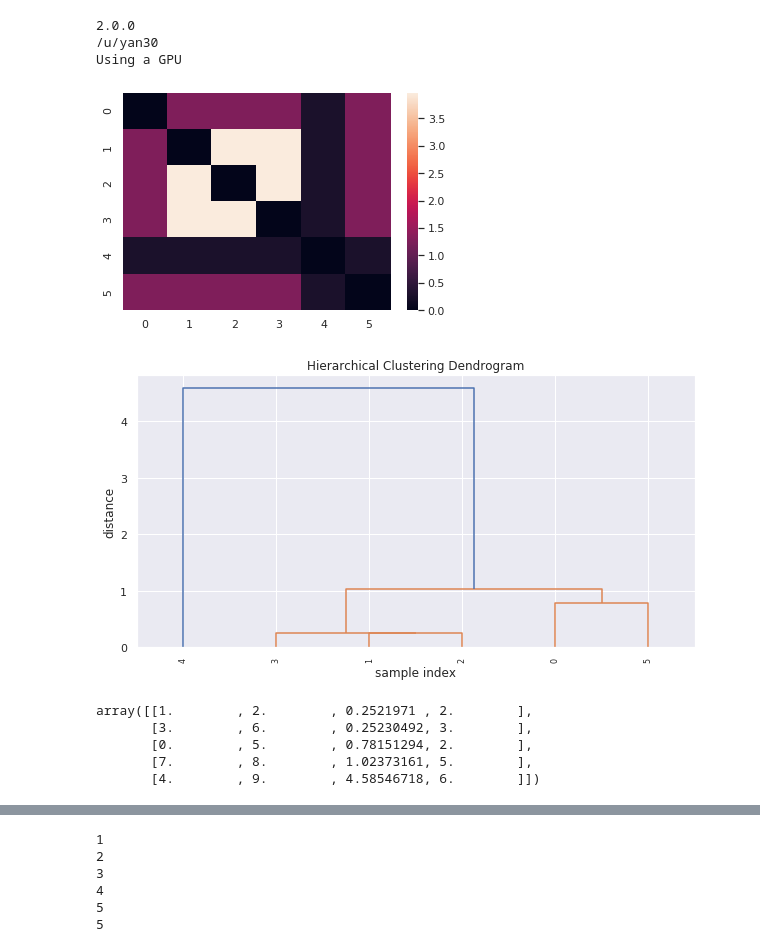
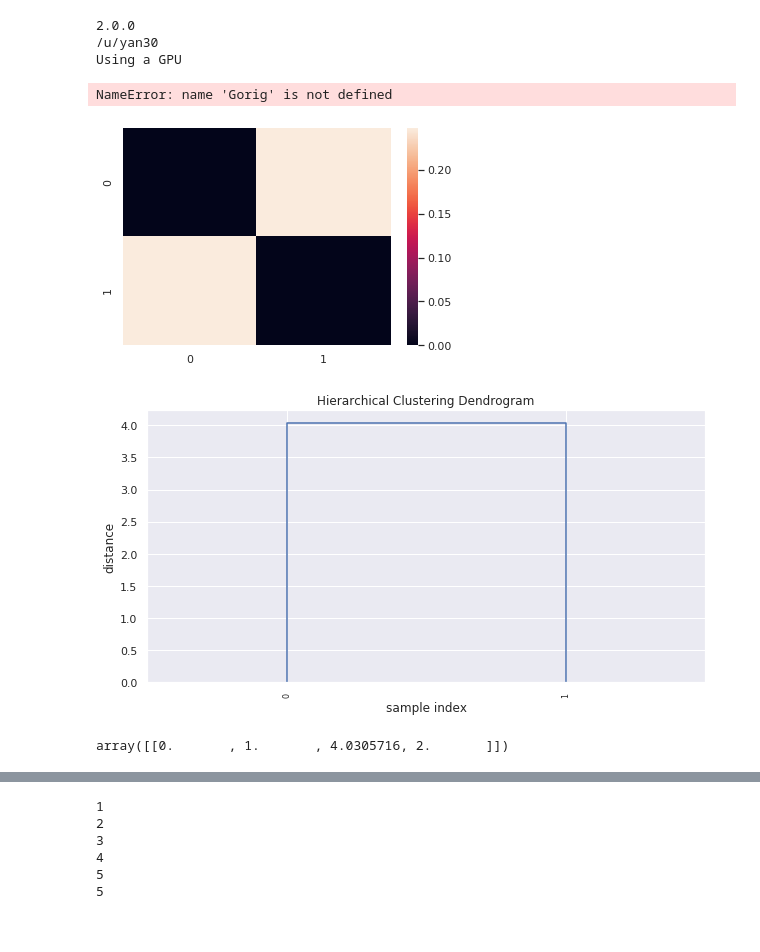
Before and after one commit to everyxs/BayesianOmics, a Jupyter notebook: DAG/Bayesian-Overlapping-Variational.ipynb, the cells around one changed output, grey strips where cells are left out. Cells and saved outputs as stored; diff of their text form; code cells hidden in the pictures.

```diff
--- a/DAG/Bayesian-Overlapping-Variational.ipynb
+++ b/DAG/Bayesian-Overlapping-Variational.ipynb
@@ -65,19 +65,23 @@ tfd = tfp.distributions
 2.0.0
 /u/yan30
 Using a GPU
+# %%
+len(Gorig)
+# %% [output]
+NameError: name 'Gorig' is not defined
 # %%
-Gorig = nx.read_edgelist("data/resnik.txt", delimiter='\t' , nodetype=str,  data=(('weight',float),))
+Gorig = nx.read_edgelist("data/co-expression.tsv", delimiter='\t' , nodetype=str,  data=(('weight',float),))
 for u,v,d in Gorig.edges(data=True):
     Gorig[u][v]['weight']= Gorig[u][v]['weight'] + np.random.normal(0,0.001)
 #H = Gorig.subgraph(['ACD', 'ABL1', 'ACTL6A', 'ACTR5', 'ACTR8', 'ALKBH1', 'ALKBH2', 'ALKBH3'])
 #mapping = {'ACD':6, 'ABL1':3, 'ACTL6A':7, 'ACTR5':5, 'ACTR8':0, 'ALKBH1':1, 'ALKBH2':2, 'ALKBH3':4}
 H = Gorig.subgraph(['ACD', 'ABL1', 'ACTL6A', 'ACTR5', 'ACTR8', 'ALKBH3'])
 mapping = {'ACD':6, 'ABL1':3, 'ACTL6A':7, 'ACTR5':5, 'ACTR8':0, 'ALKBH3':4}
 G0 = nx.relabel_nodes(H, mapping)
 A = nx.adjacency_matrix(G0).todense()
 ax = sns.heatmap(A)
 # %% [output]
-[figure, old version]
+[figure, new version]
 # %%
 from scipy.cluster.hierarchy import dendrogram, linkage
 from scipy.spatial.distance import pdist, squareform
@@ -101,12 +105,8 @@ dendrogram(
 plt.show()
 Z
 # %% [output]
-[figure, old version]
+[figure, new version]
-array([[1.        , 2.        , 0.2521971 , 2.        ],
-       [3.        , 6.        , 0.25230492, 3.        ],
-       [0.        , 5.        , 0.78151294, 2.        ],
-       [7.        , 8.        , 1.02373161, 5.        ],
-       [4.        , 9.        , 4.58546718, 6.        ]])
+array([[0.       , 1.       , 4.0305716, 2.       ]])
 # %%
 import networkx as nx
 from networkx import relabel
```
Also changed, not shown: parts of 31 cells of this notebook, 1 other file.
